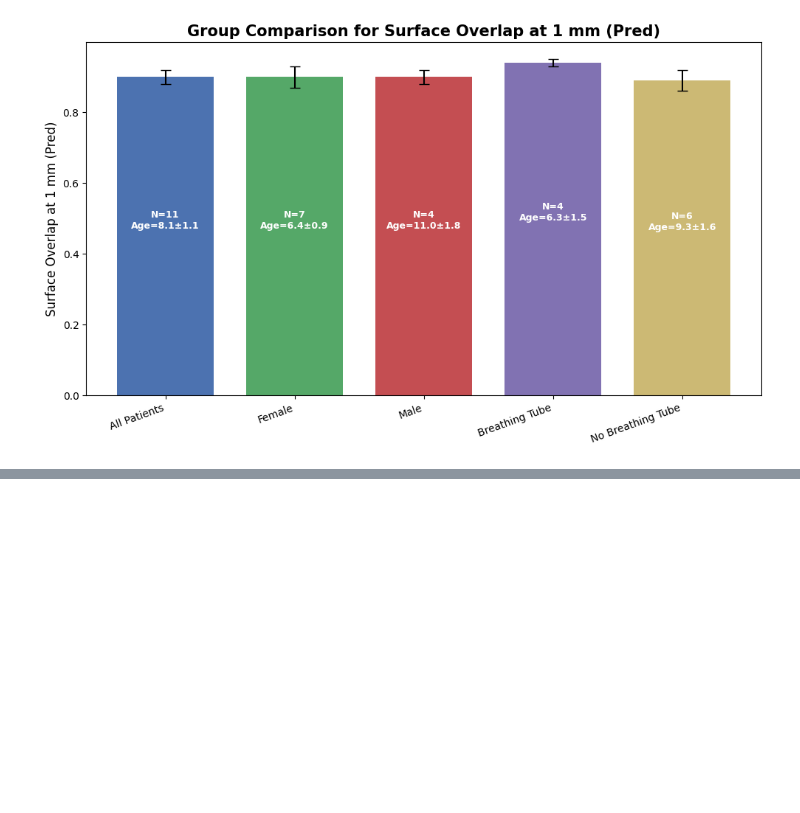
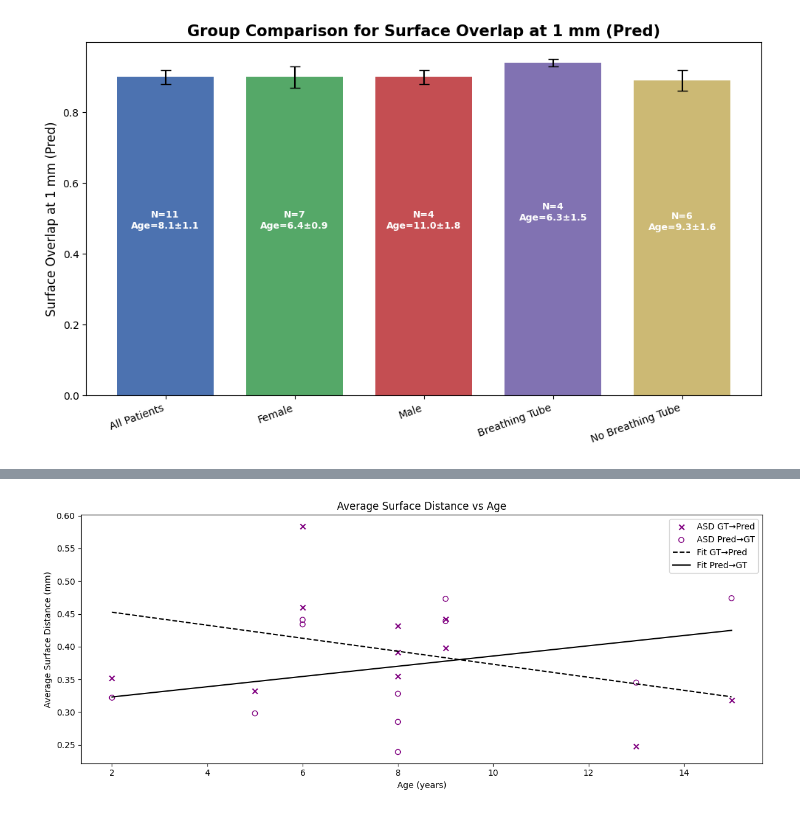
Before and after one commit to abbycrowther/Modelling_Facial_Deformation, a Jupyter notebook: Code/Total_Segmentator/rhabdo_data_work/display_metrics.ipynb, the cells around one changed output, grey strips where cells are left out. Saved outputs shown, nothing was run; the diff lists cells and outputs as text; code cells hidden in the pictures; blank space fills up the shorter version.

```diff
--- a/Code/Total_Segmentator/rhabdo_data_work/display_metrics.ipynb
+++ b/Code/Total_Segmentator/rhabdo_data_work/display_metrics.ipynb
@@ -314,0 +355,31 @@ for metric_name, data in metrics.items():
+# %%
+import numpy as np
+import matplotlib.pyplot as plt
+from scipy.stats import linregress
+
+x = df['Age']
+
+y1 = df['Average Surface Distance: GT->Pred (mm)']
+y2 = df['Average Surface Distance: Pred->GT (mm)']
+
+# Regression lines (visual only)
+s1, i1, *_ = linregress(x, y1)
+s2, i2, *_ = linregress(x, y2)
+
+x_fit = np.linspace(x.min(), x.max(), 100)
+
+plt.figure(figsize=(12,5))
+plt.scatter(x, y1, marker='x', color='purple', label='ASD GT→Pred')
+plt.scatter(x, y2, marker='o', facecolors='none', edgecolors='purple', label='ASD Pred→GT')
+
+plt.plot(x_fit, i1 + s1*x_fit, linestyle='--', color='black', label='Fit GT→Pred')
+plt.plot(x_fit, i2 + s2*x_fit, linestyle='-', color='black', label='Fit Pred→GT')
+
+plt.xlabel('Age (years)')
+plt.ylabel('Average Surface Distance (mm)')
+plt.title('Average Surface Distance vs Age')
+plt.legend()
+plt.tight_layout()
+plt.show()
+# %% [output]
+[figure, added]
```
Also changed, not shown: parts of 1 cell of this notebook, 3 other files.
